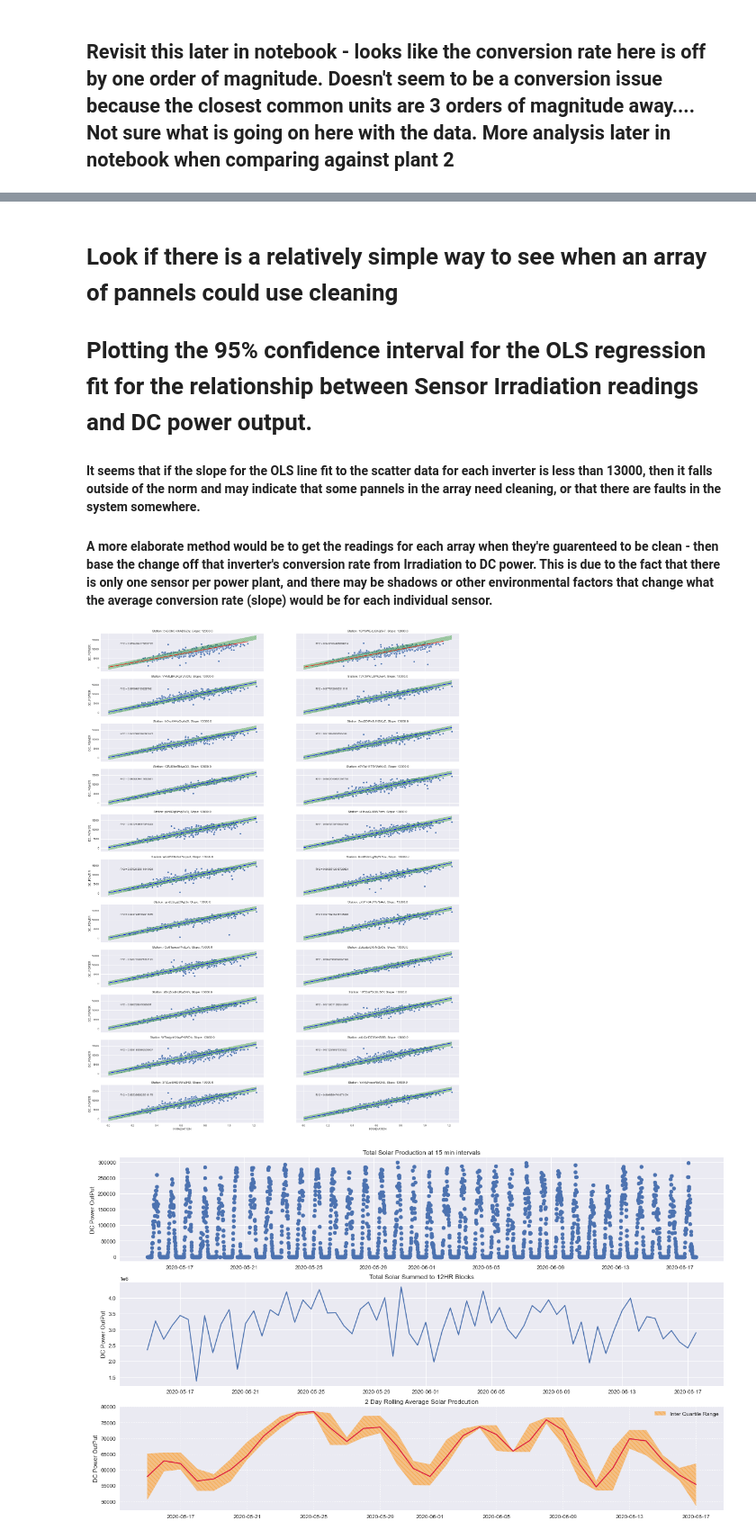
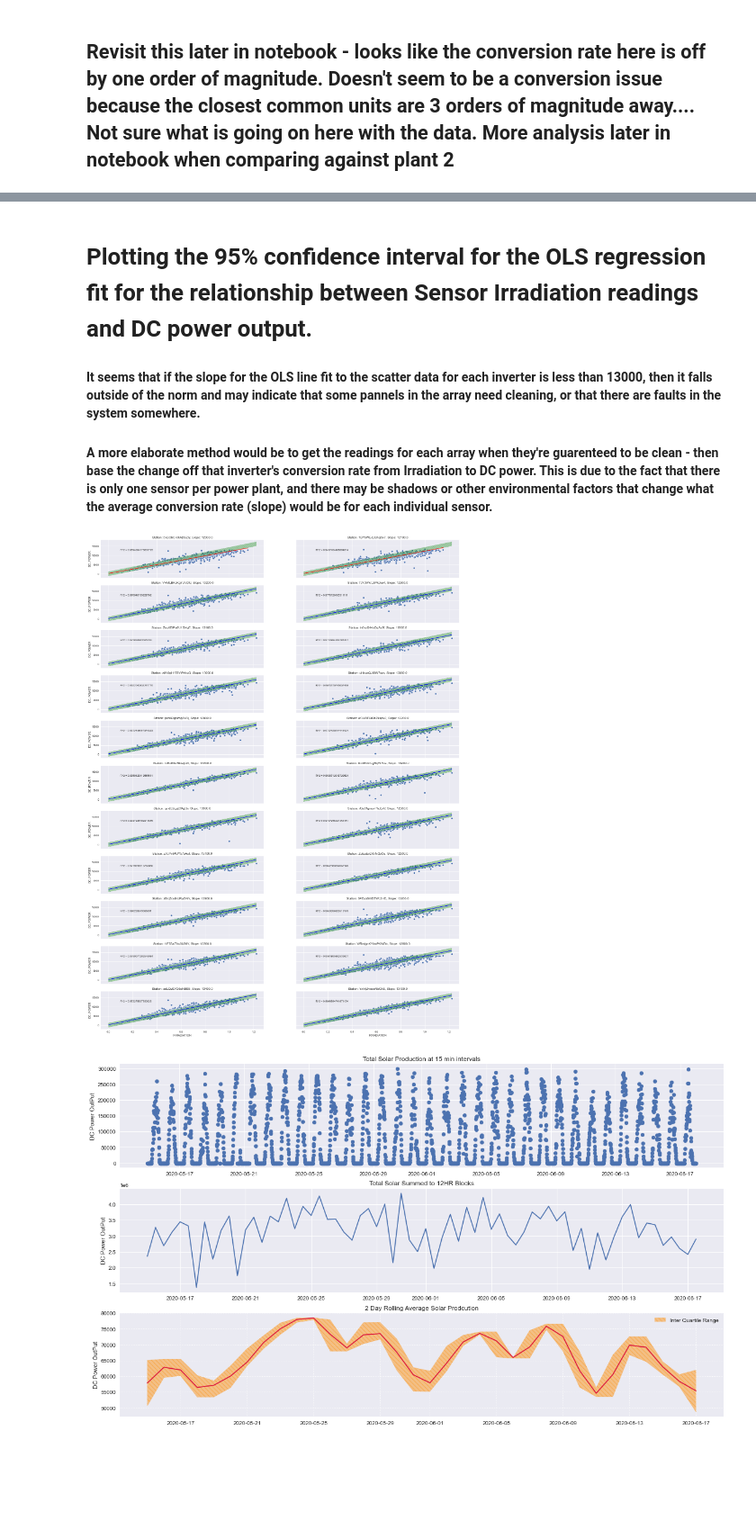
Before and after one commit to TheFoodForest/Kaggle-Solar-Power-Generation, a Jupyter notebook: Exploratory_Analysis.ipynb, the cells around one changed output, grey strips where cells are left out. Shown at 90% size. Cells and saved outputs as stored; diff of their text form; code cells hidden in the pictures; blank space fills up the shorter version.

```diff
--- a/Exploratory_Analysis.ipynb
+++ b/Exploratory_Analysis.ipynb
@@ -262,5 +351,4 @@ plt.show()
 # %% [markdown]
-# Look if there is a relatively simple way to see when an array of pannels could use cleaning
 
 # Plotting the 95% confidence interval for the OLS regression fit for the relationship between Sensor Irradiation readings and DC power output.
 #### It seems that if the slope for the OLS line fit to the scatter data for each inverter is less than 13000, then it falls outside of the norm and may indicate that some pannels in the array need cleaning, or that there are faults in the system somewhere.
@@ -278,55 +366,40 @@ def line(slope, intercept, x):
 stations ={}
 
 #gerneal relationship across all stations
-plantOneTemp = pd.DataFrame(plantOneFull.dropna())
-plantOneTemp.sort_values('IRRADIATION', ascending=True, inplace=True)
-s, i, r, p, std_err = stats.linregress(plantOneTemp.IRRADIATION, plantOneTemp.DC_POWER)
-
-
-
-
-plantOneTemp['x1'] = plantOneTemp.IRRADIATION.copy()
-plantOneTemp['y'] = plantOneTemp.DC_POWER.copy()
-
-results = smf.ols('y ~ x1', data=plantOneTemp).fit()
-
-p, lower, upper = wls_prediction_std(results)
-
-fitLine = results.fittedvalues
 
 
 f, a = plt.subplots(nrows=11, ncols=2, figsize = (25,35),sharex=True, sharey=True)
 
 a = a.ravel()
 counter = 0
 
 
 
 for key in plantOneTemp.SOURCE_KEY.value_counts().index: # loop through the inverters
     axx = a[counter] # get our axis
     data = plantOneTemp.loc[plantOneTemp.SOURCE_KEY == key,['IRRADIATION','DC_POWER']]
     data = data.loc[data.DC_POWER != 0]
     slope, intercept, r, p, std_err = stats.linregress(data.IRRADIATION, data.DC_POWER)
     stations[key] = {'m':slope,
                     'b':intercept,
                     'r':r**2,
                     'p':p,
                     'std':std_err}
     data['line'] = line(slope, intercept, data.IRRADIATION.values)
     if round(slope/1000, 0) * 1000 < 13000:
         color = 'red'
     else:
         color = 'blue'
 
     sns.lineplot(data=data, x='IRRADIATION', y='line', color=color, ax=axx)
     sns.scatterplot(data=data, x='IRRADIATION', y='DC_POWER', ax=axx)
     axx.fill_between(plantOneTemp.IRRADIATION, upper.ravel(), lower.ravel(), color='g', hatch='\\\\\\', alpha=0.3, label='95% Confidence Interval From Overall Fit')
     axx.text(0.1,12500,'R^2 = {}'.format(r**2))
-    axx.set_title('Station: {}, Slope: {}'.format(key, round(slope/1000, 0) * 1000))
+    axx.set_title('Station: {}, Slope: {}'.format(key, round(slope/100, 0) * 100))
     counter += 1
 plt.show()
 # %% [output]
-[figure, old version]
+[figure, new version]
 # %%
 plt.style.use('seaborn')
 
```
Also changed, not shown: parts of 10 cells of this notebook.
